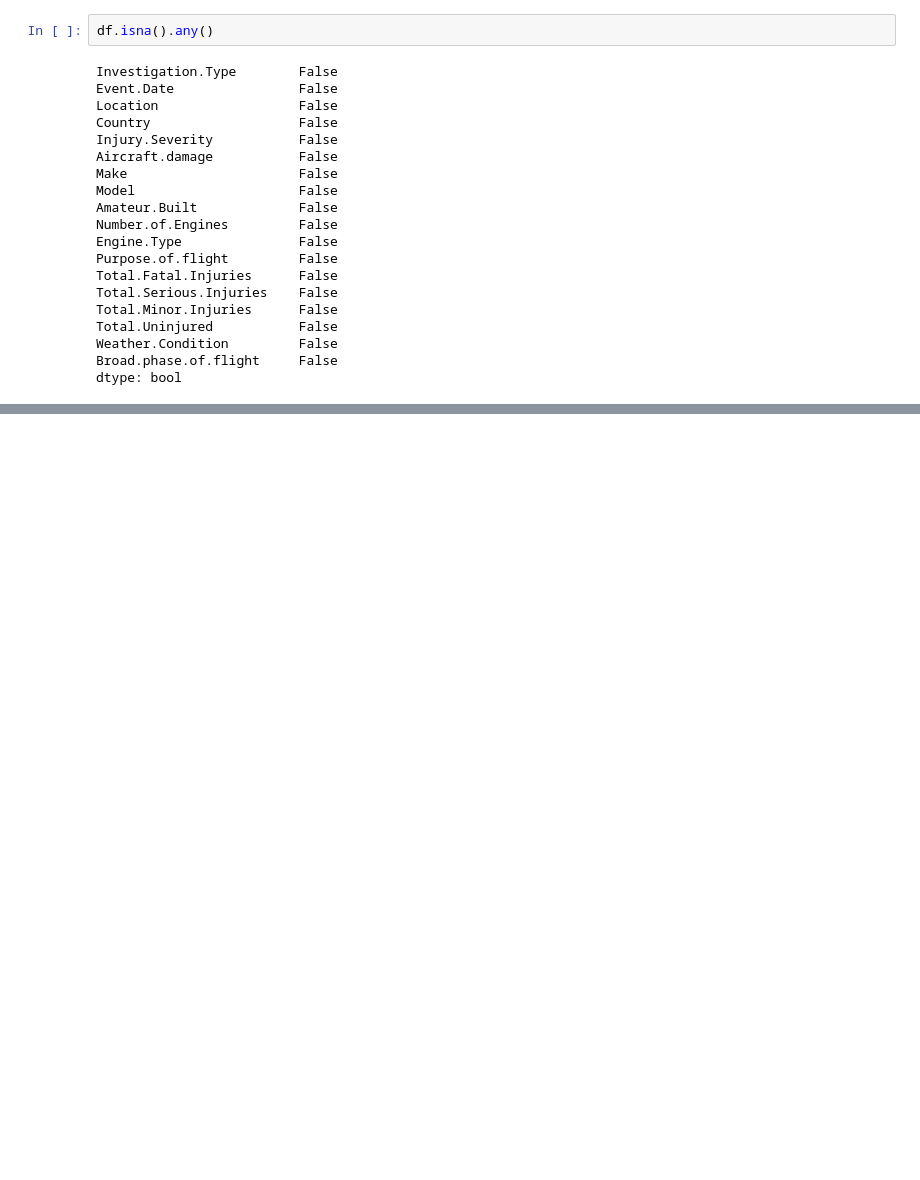
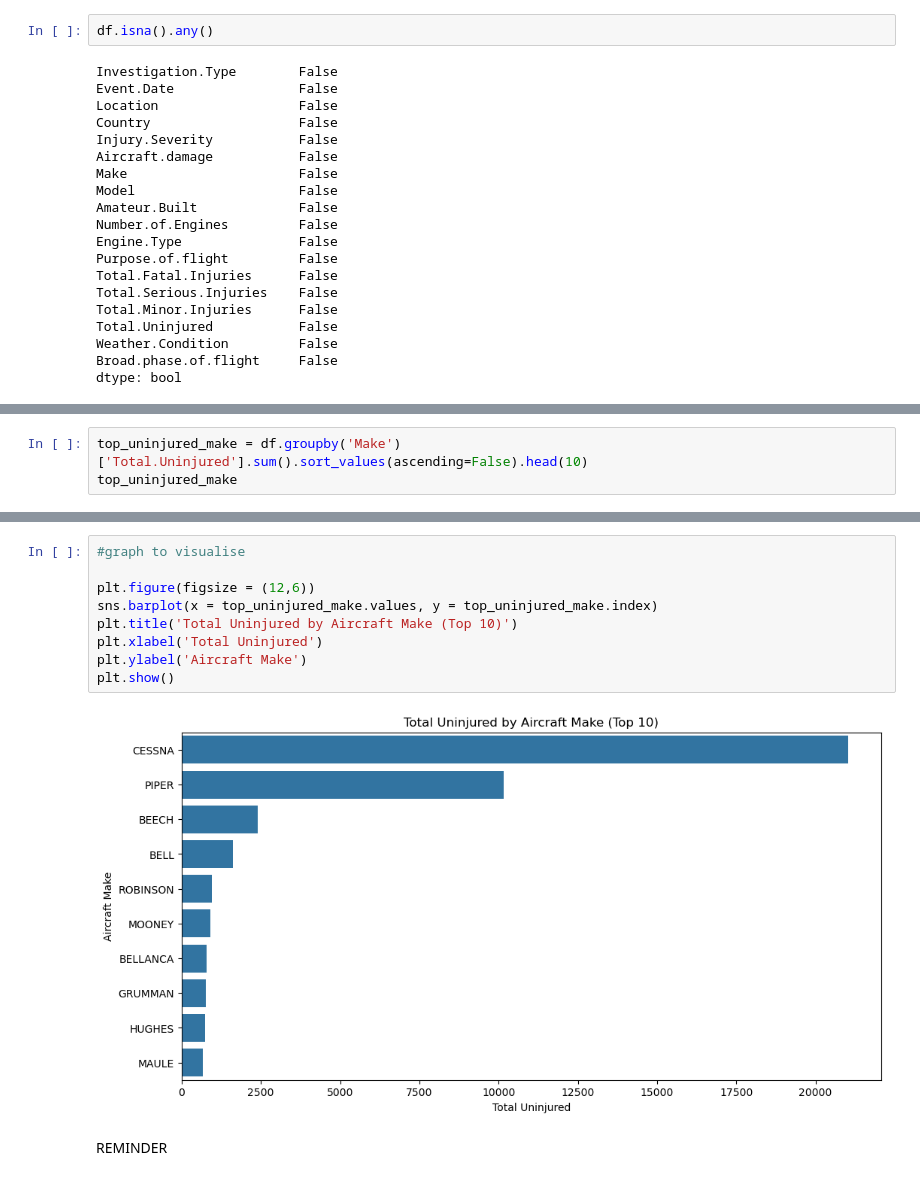
Before and after one commit to JuneHenia/Phase-1-Aviation-Project, a Jupyter notebook: notebooks/Phase 1 project.ipynb, the cells around one changed output, grey strips where cells are left out. Drawn from its saved outputs; the diff is of its cells as text; blank space fills up the shorter version.

```diff
--- a/notebooks/Phase 1 project.ipynb
+++ b/notebooks/Phase 1 project.ipynb
@@ -642,0 +778,3 @@ dtype: bool
+# %%
+top_uninjured_make = df.groupby('Make')['Total.Uninjured'].sum().sort_values(ascending=False).head(10)
+top_uninjured_make
@@ -642,0 +794,13 @@ dtype: bool
+# %%
+#graph to visualise
+
+plt.figure(figsize = (12,6))
+sns.barplot(x = top_uninjured_make.values, y = top_uninjured_make.index)
+plt.title('Total Uninjured by Aircraft Make (Top 10)')
+plt.xlabel('Total Uninjured')
+plt.ylabel('Aircraft Make')
+plt.show()
+# %% [output]
+[figure, added]
+# %% [markdown]
+REMINDER
```
Also changed, not shown: parts of 39 cells of this notebook, 1 other file.
